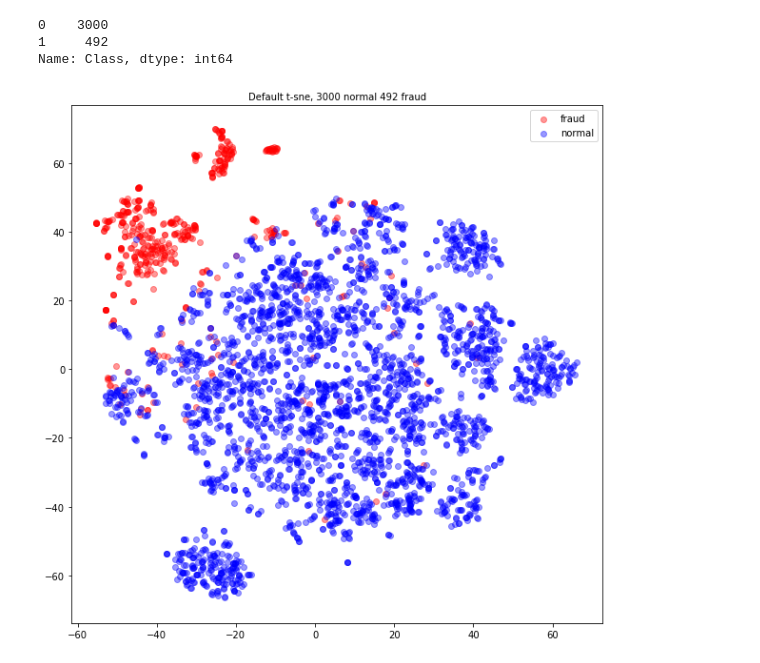
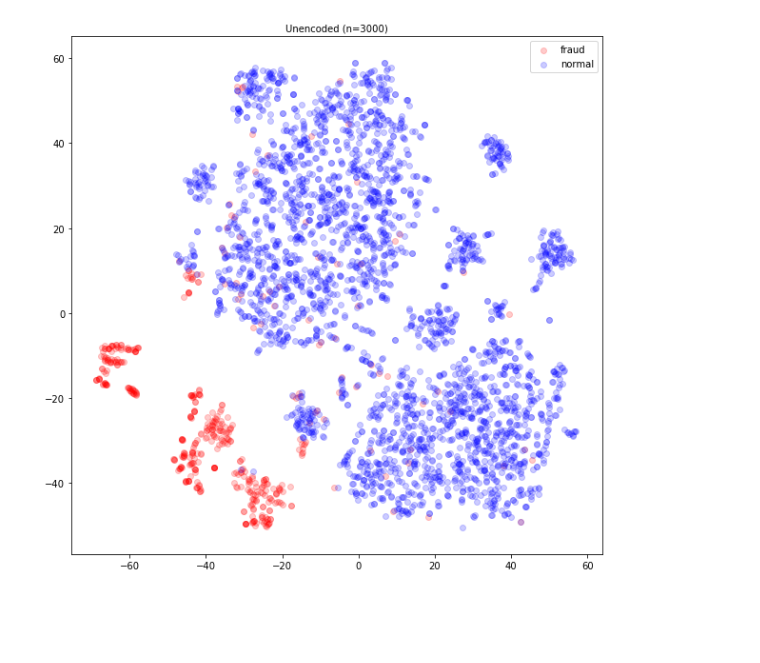
Before and after one commit to mkhalai/credit-card-fraud-detection, a Jupyter notebook: fraud_detection.ipynb, the cells around one changed output. Drawn from its saved outputs; the diff is of its cells as text; code cells hidden in the pictures; blank space fills up the shorter version.

```diff
--- a/fraud_detection.ipynb
+++ b/fraud_detection.ipynb
@@ -16,39 +21,4 @@ from sklearn.manifold import TSNE
 # %%
-creditfraud = pd.read_csv('creditcard.csv')
-creditfraud.drop(['Time'],axis=1,inplace=True)
-
 fraud = creditfraud[creditfraud['Class'] == 1]
-clean = creditfraud[creditfraud['Class'] == 0].sample(3000)
+clean = creditfraud[creditfraud['Class'] == 0].sample(100000)
 data = pd.concat([fraud,clean],axis=0)
-
-data['Class'].value_counts()
-# %% [output]
-0    3000
-1     492
-Name: Class, dtype: int64
-# %%
-
-def tsne_plot(tsne_fit,labels, title, f_name):
-    """Plots 2D t-sne"""
-    fraud = tsne_fit[labels.values == 1]
-    clean = tsne_fit[labels.values == 0]
-    plt.figure(figsize = (10,10))
-
-    plt.scatter(fraud[:,0],fraud[:,1],
-    color = 'red',alpha=0.4,label='fraud')
-
-    plt.scatter(clean[:,0],clean[:,1],
-    color = 'blue',alpha=0.4,label='normal')
-    plt.title(title,fontsize = 10)
-    plt.legend()
-    plt.savefig(f_name+'.png')
-
-targets = data['Class']
-predictors = data.iloc[:,0:-1]
-X = StandardScaler().fit_transform(predictors)
-
-tsne = TSNE(learning_rate=50,random_state=42)
-tsne_fit = tsne.fit_transform(X)
-tsne_plot(tsne_fit,targets,'Default t-sne, 3000 normal 492 fraud', 'default')
-# %% [output]
-[figure, removed]
@@ -55 +104,8 @@ tsne_plot(tsne_fit,targets,'Default t-sne, 3000 normal 492 fraud', 'default')
+# %%
+#t-sne plot test
+pred, targ = resample(3000)
+tsne_fit = fit_tsne(MinMaxScaler().fit_transform(pred))
+tsne_plot(tsne_fit,targ, f_name='Unencoded3000',title='Unencoded (n=3000)')
+# %% [output]
+[figure, added]
 # %%
```
Also changed, not shown: parts of 9 cells of this notebook.
